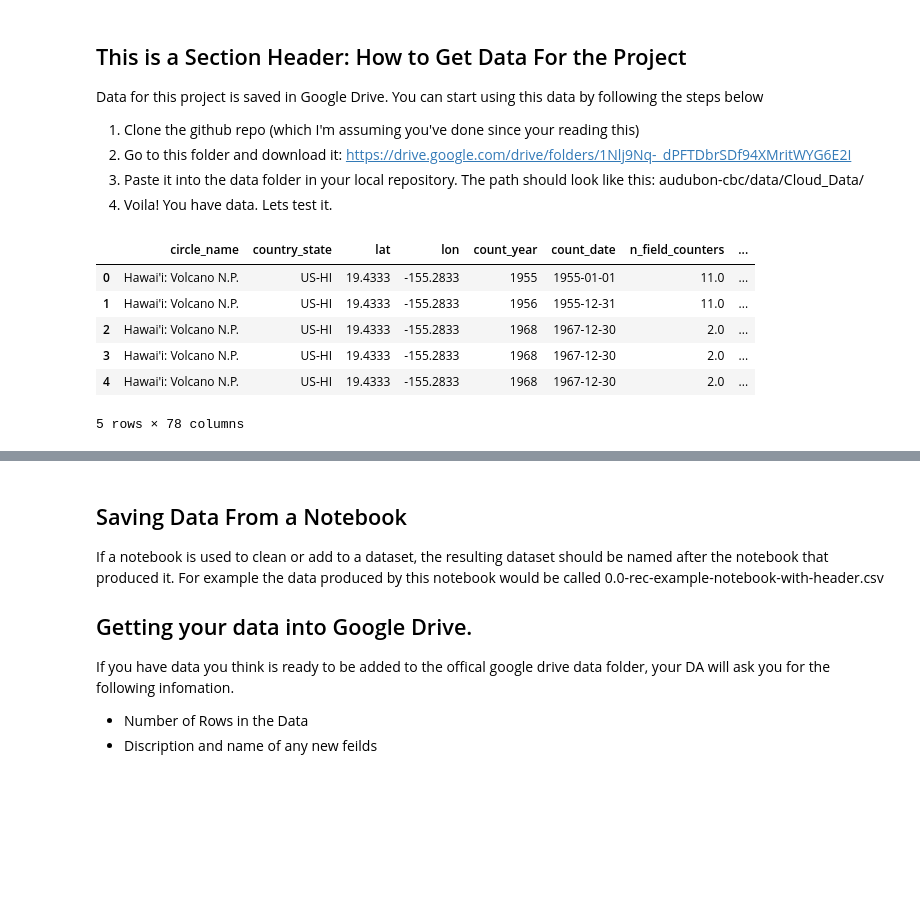
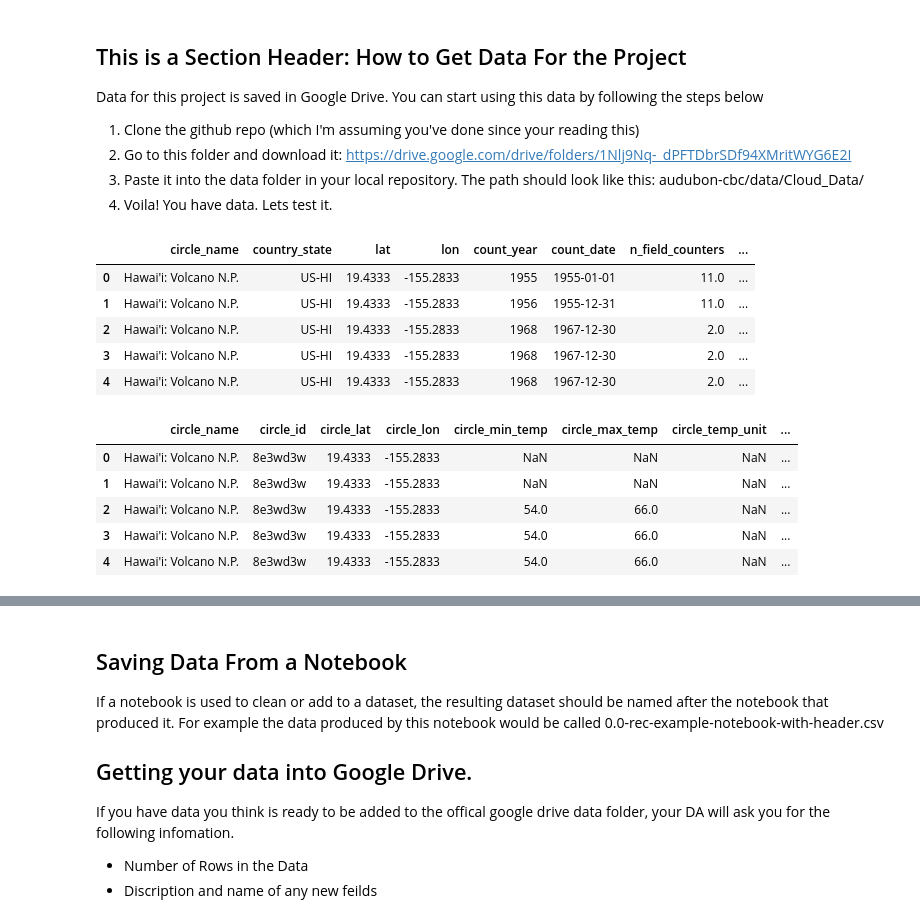
Before and after one commit to DataKind-DC/audubon-cbc, a Jupyter notebook: notebooks/issue-56-jellena.ipynb, the cells around one changed output, grey strips where cells are left out. Drawn from its saved outputs; the diff is of its cells as text; code cells hidden in the pictures; blank space fills up the shorter version.

Commit message:
data cleaning updates

```diff
--- a/notebooks/issue-56-jellena.ipynb
+++ b/notebooks/issue-56-jellena.ipynb
@@ -39,6 +65,10 @@ audubon-cbc/data/Cloud_Data/<DATA FILE>
 # %%
 # Imports
 import pandas as pd
+import numpy as np
+
+#Options
+pd.set_option("display.max_columns", 100)
 # %% [markdown]
 ## This is a Section Header: How to Get Data For the Project
 Data for this project is saved in Google Drive. You can start using this data by following the steps below
@@ -60,4 +90,44 @@ raw_data.head()
 | 2 | Hawai'i: Volcano N.P. | US-HI | 19.4333 | -155.2833 | 1968 | 1967-12-30 | 2.0 | ... |
 | 3 | Hawai'i: Volcano N.P. | US-HI | 19.4333 | -155.2833 | 1968 | 1967-12-30 | 2.0 | ... |
 | 4 | Hawai'i: Volcano N.P. | US-HI | 19.4333 | -155.2833 | 1968 | 1967-12-30 | 2.0 | ... |
-5 rows × 78 columns
+# %%
+# Pulling out temperature data and renaming columsn for clarification
+temp_df_raw = raw_data[['circle_name',
+                    'circle_id',
+                    'lat',
+                    'lon',
+                    'min_temp',
+                    'max_temp',
+                    'temp_unit',
+                    'id',
+                    'latitude',
+                    'longitude',
+                    'temp_min_value',
+                    'temp_max_value']]
+
+#Setting temp_df to be a copy to avoid indexing erros
+temp_df = temp_df_raw.copy()
+
+temp_df.rename(columns={
+    'lat':'circle_lat',
+    'lon':'circle_lon',
+    'min_temp':'circle_min_temp',
+    'max_temp':'circle_max_temp',
+    'temp_unit':'circle_temp_unit',
+    'id':'noaa_id',
+    'latitude':'noaa_lat',
+    'longitude':'noaa_lon',
+    'temp_min_value':'noaa_min_temp',
+    'temp_max_value':'noaa_max_temp'},
+    inplace=True
+              )
+#Setting number of rows for comparison of how much data is lost after cleaning
+row_count = temp_df.shape[0]
+temp_df.head()
+# %% [output]
+|  | circle_name | circle_id | circle_lat | circle_lon | circle_min_temp | circle_max_temp | circle_temp_unit | ... |
+| 0 | Hawai'i: Volcano N.P. | 8e3wd3w | 19.4333 | -155.2833 | NaN | NaN | NaN | ... |
+| 1 | Hawai'i: Volcano N.P. | 8e3wd3w | 19.4333 | -155.2833 | NaN | NaN | NaN | ... |
+| 2 | Hawai'i: Volcano N.P. | 8e3wd3w | 19.4333 | -155.2833 | 54.0 | 66.0 | NaN | ... |
+| 3 | Hawai'i: Volcano N.P. | 8e3wd3w | 19.4333 | -155.2833 | 54.0 | 66.0 | NaN | ... |
+| 4 | Hawai'i: Volcano N.P. | 8e3wd3w | 19.4333 | -155.2833 | 54.0 | 66.0 | NaN | ... |
```
Also changed, not shown: parts of 7 cells of this notebook.
